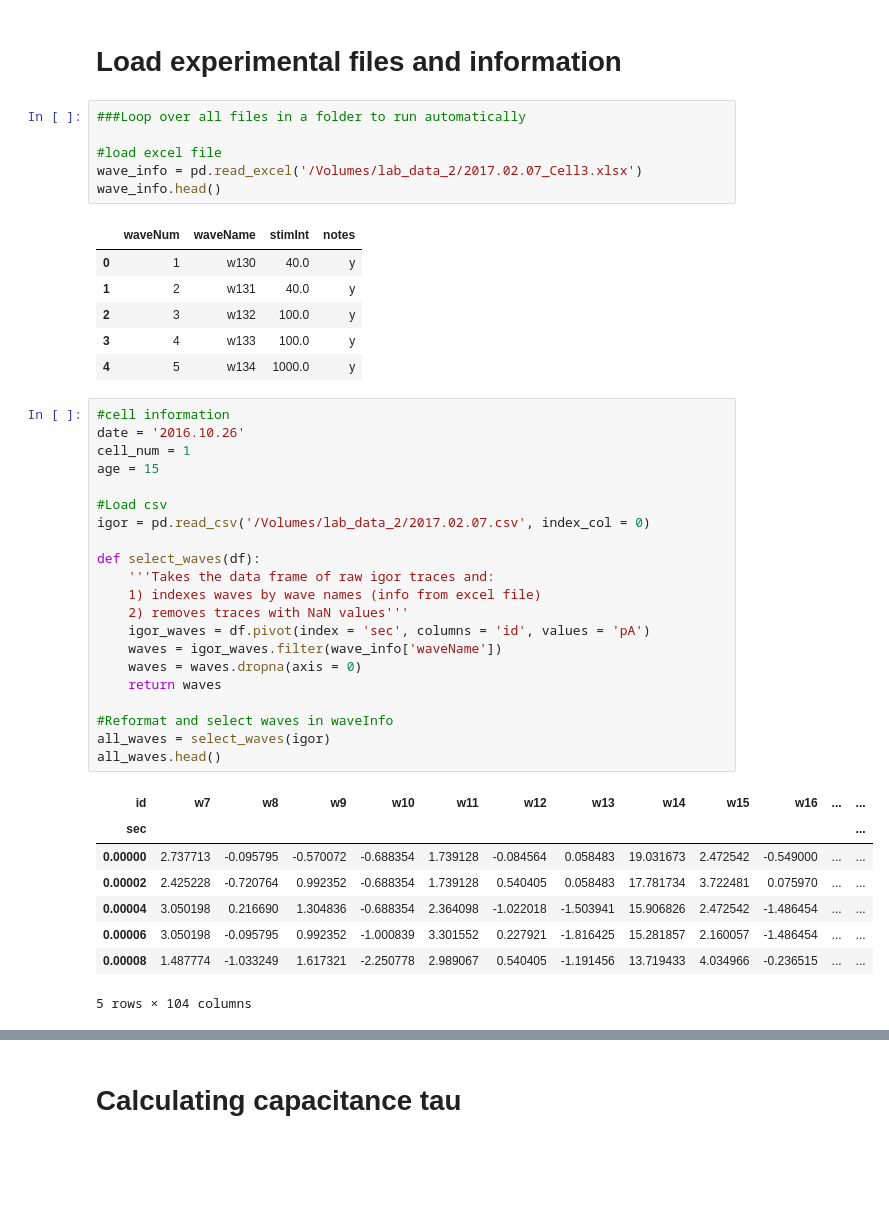
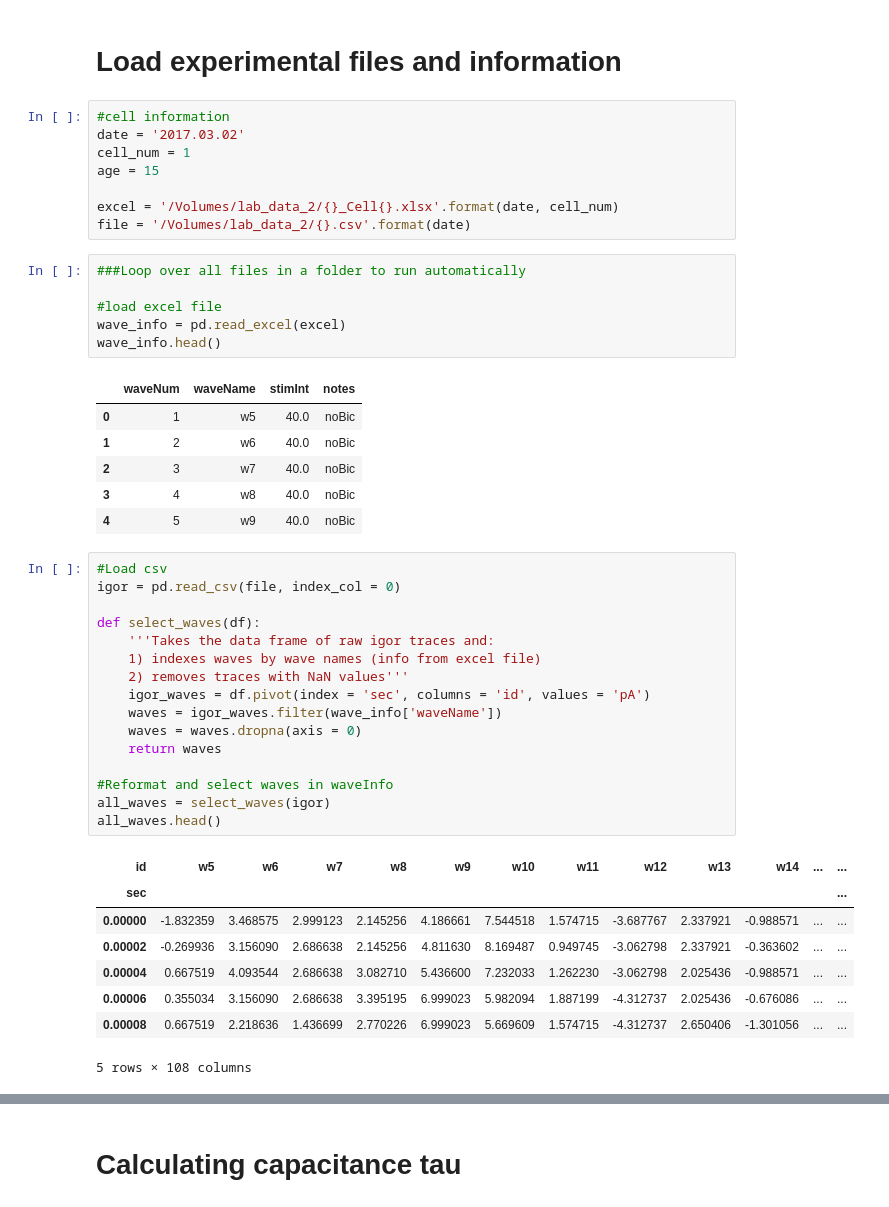
Before and after one commit to yuwie10/ephysAnalysis, a Jupyter notebook: ephysAnalysis2.ipynb, the cells around one changed output, grey strips where cells are left out. Saved outputs shown, nothing was run; the diff lists cells and outputs as text; blank space fills up the shorter version.

```diff
--- a/ephysAnalysis2.ipynb
+++ b/ephysAnalysis2.ipynb
@@ -38,46 +47,49 @@ begin_cap_baseline = 0.010
 tau_threshold = 0.001
 # %% [markdown]
 # Load experimental files and information
+# %%
+#cell information
+date = '2017.03.02'
+cell_num = 1
+age = 15
+
+excel = '/Volumes/lab_data_2/{}_Cell{}.xlsx'.format(date, cell_num)
+file = '/Volumes/lab_data_2/{}.csv'.format(date)
 # %%
 ###Loop over all files in a folder to run automatically
 
 #load excel file
-wave_info = pd.read_excel('/Volumes/lab_data_2/2017.02.07_Cell3.xlsx')
+wave_info = pd.read_excel(excel)
 wave_info.head()
 # %% [output]
 |  | waveNum | waveName | stimInt | notes |
-| 0 | 1 | w130 | 40.0 | y |
-| 1 | 2 | w131 | 40.0 | y |
-| 2 | 3 | w132 | 100.0 | y |
-| 3 | 4 | w133 | 100.0 | y |
-| 4 | 5 | w134 | 1000.0 | y |
+| 0 | 1 | w5 | 40.0 | noBic |
+| 1 | 2 | w6 | 40.0 | noBic |
+| 2 | 3 | w7 | 40.0 | noBic |
+| 3 | 4 | w8 | 40.0 | noBic |
+| 4 | 5 | w9 | 40.0 | noBic |
 # %%
-#cell information
-date = '2016.10.26'
-cell_num = 1
-age = 15
-
 #Load csv
-igor = pd.read_csv('/Volumes/lab_data_2/2017.02.07.csv', index_col = 0)
+igor = pd.read_csv(file, index_col = 0)
 
 def select_waves(df):
     '''Takes the data frame of raw igor traces and:
     1) indexes waves by wave names (info from excel file)
     2) removes traces with NaN values'''
     igor_waves = df.pivot(index = 'sec', columns = 'id', values = 'pA')
     waves = igor_waves.filter(wave_info['waveName'])
     waves = waves.dropna(axis = 0)
     return waves
 
 #Reformat and select waves in waveInfo
 all_waves = select_waves(igor)
 all_waves.head()
 # %% [output]
-| id | w7 | w8 | w9 | w10 | w11 | w12 | w13 | w14 | w15 | w16 | ... | ... |
+| id | w5 | w6 | w7 | w8 | w9 | w10 | w11 | w12 | w13 | w14 | ... | ... |
 | sec |  |  |  |  |  |  |  |  |  |  |  | ... |
-| 0.00000 | 2.737713 | -0.095795 | -0.570072 | -0.688354 | 1.739128 | -0.084564 | 0.058483 | 19.031673 | 2.472542 | -0.549000 | ... | ... |
-| 0.00002 | 2.425228 | -0.720764 | 0.992352 | -0.688354 | 1.739128 | 0.540405 | 0.058483 | 17.781734 | 3.722481 | 0.075970 | ... | ... |
-| 0.00004 | 3.050198 | 0.216690 | 1.304836 | -0.688354 | 2.364098 | -1.022018 | -1.503941 | 15.906826 | 2.472542 | -1.486454 | ... | ... |
-| 0.00006 | 3.050198 | -0.095795 | 0.992352 | -1.000839 | 3.301552 | 0.227921 | -1.816425 | 15.281857 | 2.160057 | -1.486454 | ... | ... |
-| 0.00008 | 1.487774 | -1.033249 | 1.617321 | -2.250778 | 2.989067 | 0.540405 | -1.191456 | 13.719433 | 4.034966 | -0.236515 | ... | ... |
+| 0.00000 | -1.832359 | 3.468575 | 2.999123 | 2.145256 | 4.186661 | 7.544518 | 1.574715 | -3.687767 | 2.337921 | -0.988571 | ... | ... |
+| 0.00002 | -0.269936 | 3.156090 | 2.686638 | 2.145256 | 4.811630 | 8.169487 | 0.949745 | -3.062798 | 2.337921 | -0.363602 | ... | ... |
+| 0.00004 | 0.667519 | 4.093544 | 2.686638 | 3.082710 | 5.436600 | 7.232033 | 1.262230 | -3.062798 | 2.025436 | -0.988571 | ... | ... |
+| 0.00006 | 0.355034 | 3.156090 | 2.686638 | 3.395195 | 6.999023 | 5.982094 | 1.887199 | -4.312737 | 2.025436 | -0.676086 | ... | ... |
+| 0.00008 | 0.667519 | 2.218636 | 1.436699 | 2.770226 | 6.999023 | 5.669609 | 1.574715 | -4.312737 | 2.650406 | -1.301056 | ... | ... |
-5 rows × 104 columns
+5 rows × 108 columns
```
Also changed, not shown: parts of 13 cells of this notebook, 5 other files.
